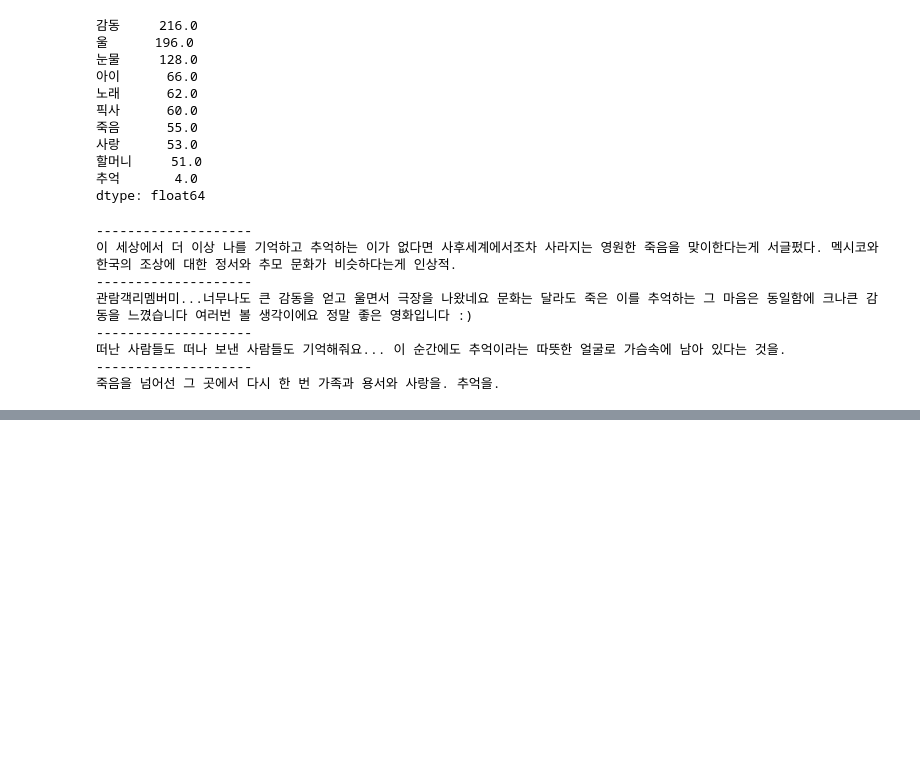
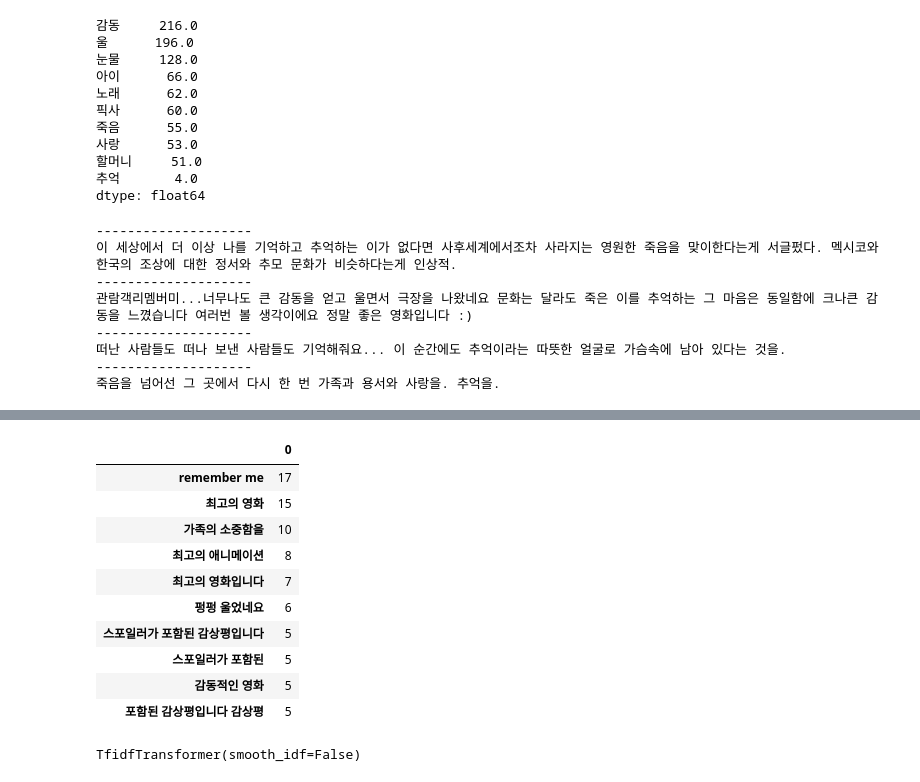
Before and after one commit to jdrae/data-visualization-practice, a Jupyter notebook: Comment analysis.ipynb, the cells around one changed output, grey strips where cells are left out. Drawn from its saved outputs; the diff is of its cells as text; code cells hidden in the pictures; blank space fills up the shorter version.

```diff
--- a/Comment analysis.ipynb
+++ b/Comment analysis.ipynb
@@ -179,0 +213,20 @@ for t in text:
+# %%
+df_freq.T.sort_values(by=0, ascending=False).head(10)
+# %% [output]
+|  | 0 |
+| remember me | 17 |
+| 최고의 영화 | 15 |
+| 가족의 소중함을 | 10 |
+| 최고의 애니메이션 | 8 |
+| 최고의 영화입니다 | 7 |
+| 펑펑 울었네요 | 6 |
+| 스포일러가 포함된 감상평입니다 | 5 |
+| 스포일러가 포함된 | 5 |
+| 감동적인 영화 | 5 |
+| 포함된 감상평입니다 감상평 | 5 |
+# %%
+from sklearn.feature_extraction.text import TfidfTransformer
+transformer = TfidfTransformer(norm='l2',smooth_idf = False)
+transformer
+# %% [output]
+TfidfTransformer(smooth_idf=False)
```
Also changed, not shown: parts of 15 cells of this notebook.
